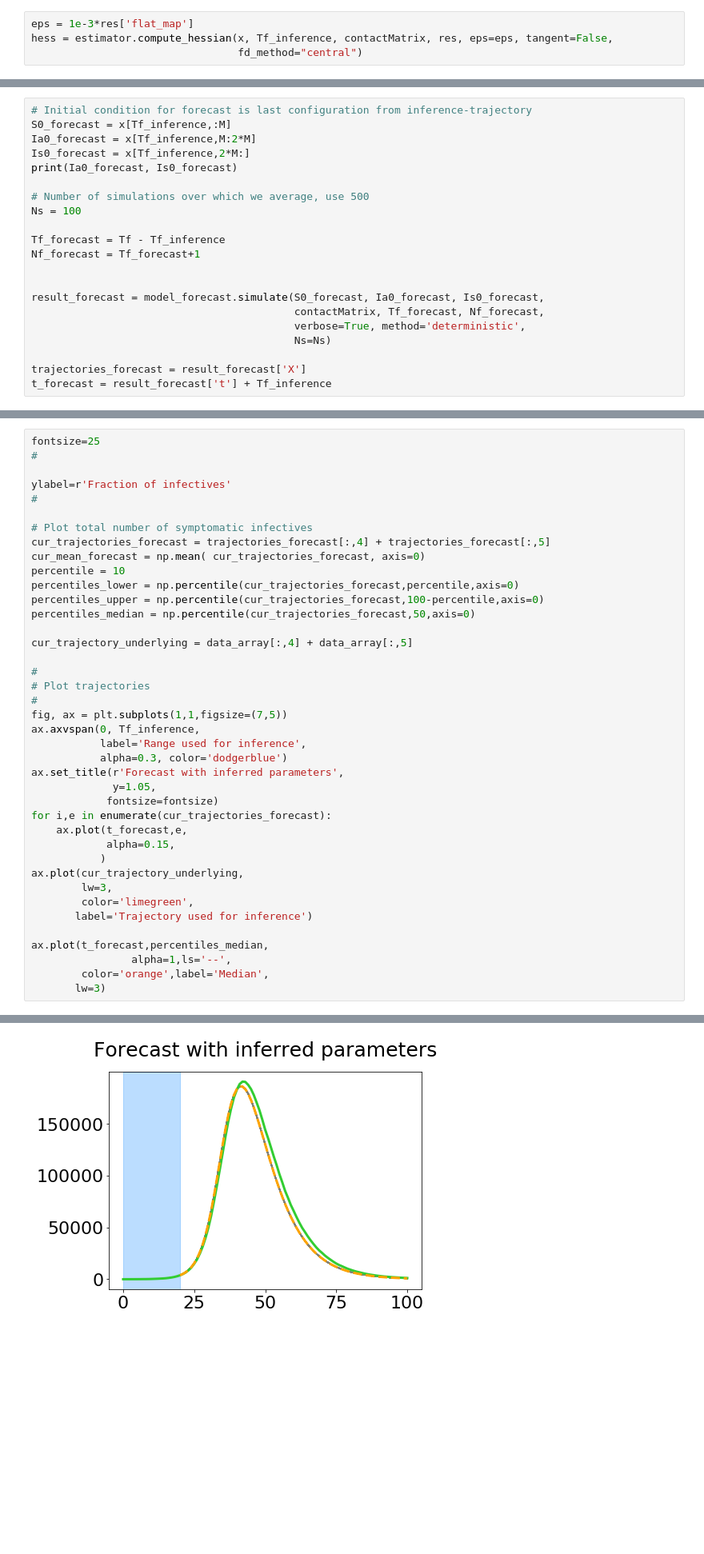
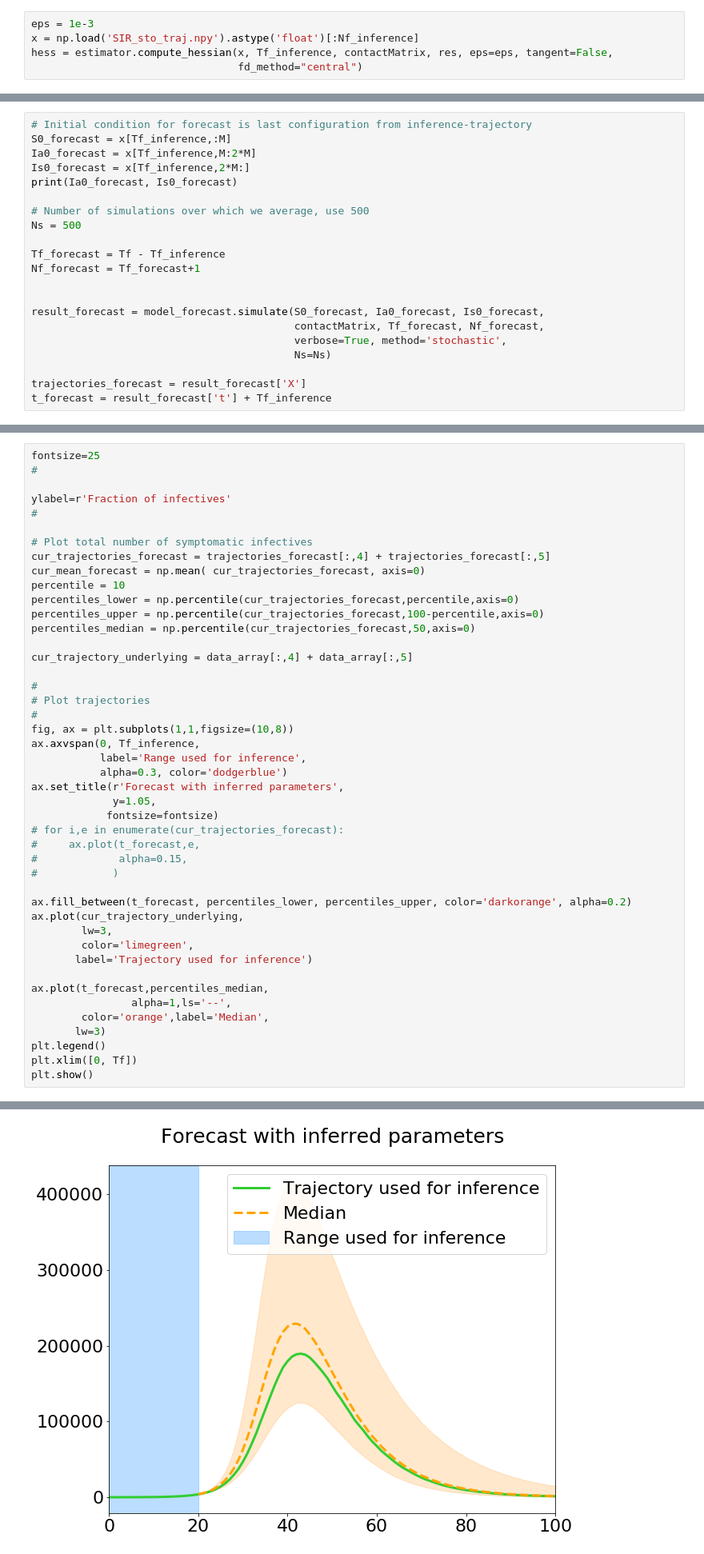
Before and after one commit to rajeshrinet/pyross, a Jupyter notebook: examples/inference/ex01_inference_SIR.ipynb, the cells around one changed output, grey strips where cells are left out. Shown at 80% size. Saved outputs shown, nothing was run; the diff lists cells and outputs as text; blank space fills up the shorter version.

```diff
--- a/examples/inference/ex01_inference_SIR.ipynb
+++ b/examples/inference/ex01_inference_SIR.ipynb
@@ -263,5 +265,6 @@ plt.show()
 # %%
-eps = 1e-3*res['flat_map']
+eps = 1e-3
+x = np.load('SIR_sto_traj.npy').astype('float')[:Nf_inference]
 hess = estimator.compute_hessian(x, Tf_inference, contactMatrix, res, eps=eps, tangent=False,
                                  fd_method="central")
 # %%
@@ -292,7 +295,7 @@ Is0_forecast = x[Tf_inference,2*M:]
 print(Ia0_forecast, Is0_forecast)
 
 # Number of simulations over which we average, use 500
-Ns = 100
+Ns = 500
 
 Tf_forecast = Tf - Tf_inference
 Nf_forecast = Tf_forecast+1
@@ -300,7 +303,7 @@ Nf_forecast = Tf_forecast+1
 
 result_forecast = model_forecast.simulate(S0_forecast, Ia0_forecast, Is0_forecast,
                                           contactMatrix, Tf_forecast, Nf_forecast,
-                                          verbose=True, method='deterministic',
+                                          verbose=True, method='stochastic',
                                           Ns=Ns)
 
 trajectories_forecast = result_forecast['X']
@@ -328,17 +331,19 @@ cur_trajectory_underlying = data_array[:,4] + data_array[:,5]
 #
 # Plot trajectories
 #
-fig, ax = plt.subplots(1,1,figsize=(7,5))
+fig, ax = plt.subplots(1,1,figsize=(10,8))
 ax.axvspan(0, Tf_inference,
            label='Range used for inference',
            alpha=0.3, color='dodgerblue')
 ax.set_title(r'Forecast with inferred parameters',
              y=1.05,
             fontsize=fontsize)
-for i,e in enumerate(cur_trajectories_forecast):
-    ax.plot(t_forecast,e,
-            alpha=0.15,
-           )
+# for i,e in enumerate(cur_trajectories_forecast):
+#     ax.plot(t_forecast,e,
+#             alpha=0.15,
+#            )
+
+ax.fill_between(t_forecast, percentiles_lower, percentiles_upper, color='darkorange', alpha=0.2)
 ax.plot(cur_trajectory_underlying,
         lw=3,
         color='limegreen',
@@ -348,4 +353,7 @@ ax.plot(t_forecast,percentiles_median,
                 alpha=1,ls='--',
         color='orange',label='Median',
        lw=3)
+plt.legend()
+plt.xlim([0, Tf])
+plt.show()
 # %% [output]
@@ -353 +360 @@ ax.plot(t_forecast,percentiles_median,
-[figure, old version]
+[figure, new version]
```
Also changed, not shown: parts of 11 cells of this notebook.
